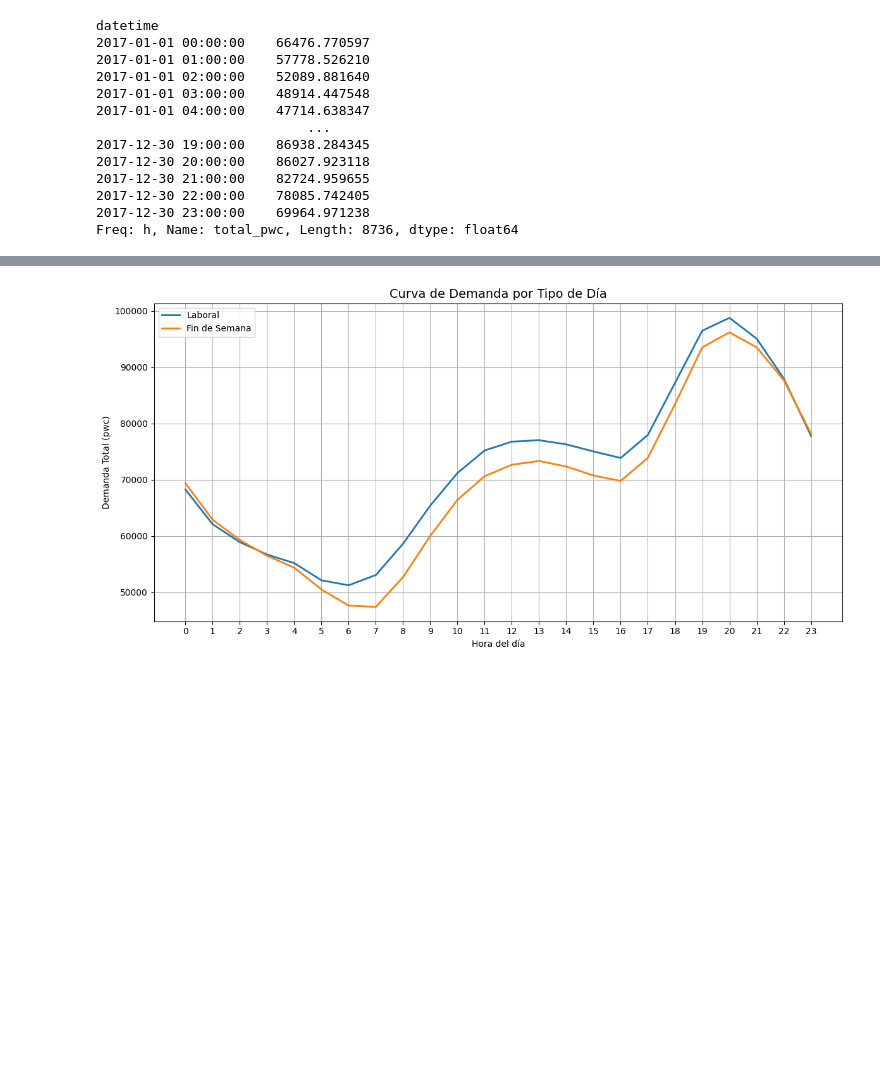
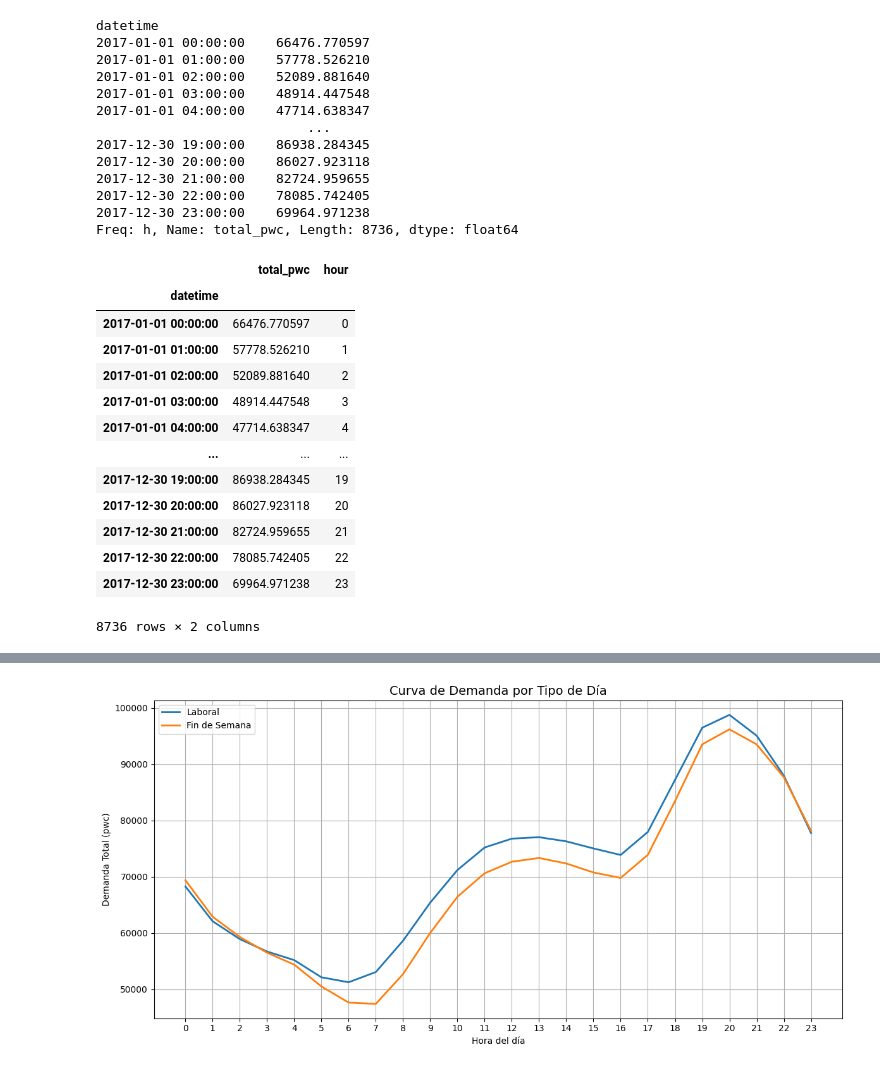
Before and after one commit to gabyx7677/energy_consumption, a Jupyter notebook: notebooks/curva_demanda.ipynb, the cells around one changed output, grey strips where cells are left out. Saved outputs shown, nothing was run; the diff lists cells and outputs as text; code cells hidden in the pictures; blank space fills up the shorter version.

```diff
--- a/notebooks/curva_demanda.ipynb
+++ b/notebooks/curva_demanda.ipynb
@@ -34,6 +34,25 @@ datetime
 2017-12-30 22:00:00    78085.742405
 2017-12-30 23:00:00    69964.971238
 Freq: h, Name: total_pwc, Length: 8736, dtype: float64
+# %%
+e_c_hourly = e_c_hourly.to_frame()
+e_c_hourly['hour'] = e_c_hourly.index.hour
+e_c_hourly
+# %% [output]
+|  | total_pwc | hour |
+| datetime |  |  |
+| 2017-01-01 00:00:00 | 66476.770597 | 0 |
+| 2017-01-01 01:00:00 | 57778.526210 | 1 |
+| 2017-01-01 02:00:00 | 52089.881640 | 2 |
+| 2017-01-01 03:00:00 | 48914.447548 | 3 |
+| 2017-01-01 04:00:00 | 47714.638347 | 4 |
+| ... | ... | ... |
+| 2017-12-30 19:00:00 | 86938.284345 | 19 |
+| 2017-12-30 20:00:00 | 86027.923118 | 20 |
+| 2017-12-30 21:00:00 | 82724.959655 | 21 |
+| 2017-12-30 22:00:00 | 78085.742405 | 22 |
+| 2017-12-30 23:00:00 | 69964.971238 | 23 |
+8736 rows × 2 columns
 # %%
 # Se extrae la hora de cada timestamp
 e_c_hourly = e_c_hourly.to_frame()
```
Also changed, not shown: parts of 2 cells of this notebook, 1 other file.
